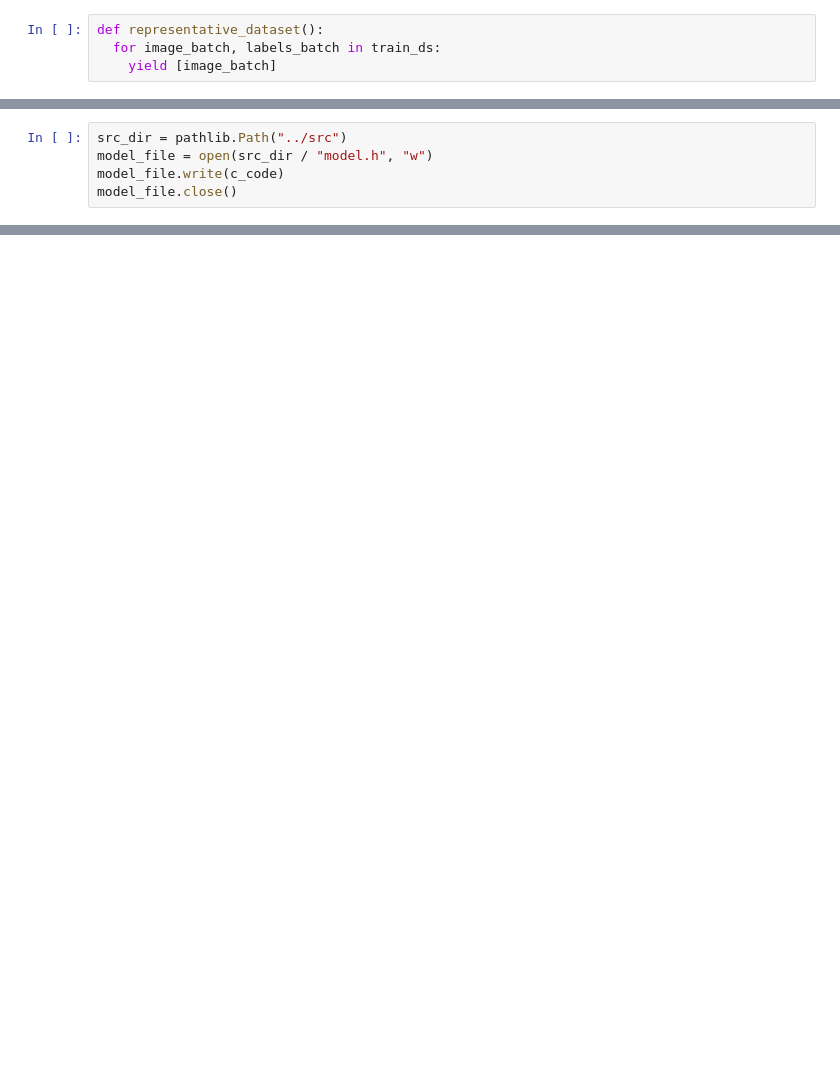
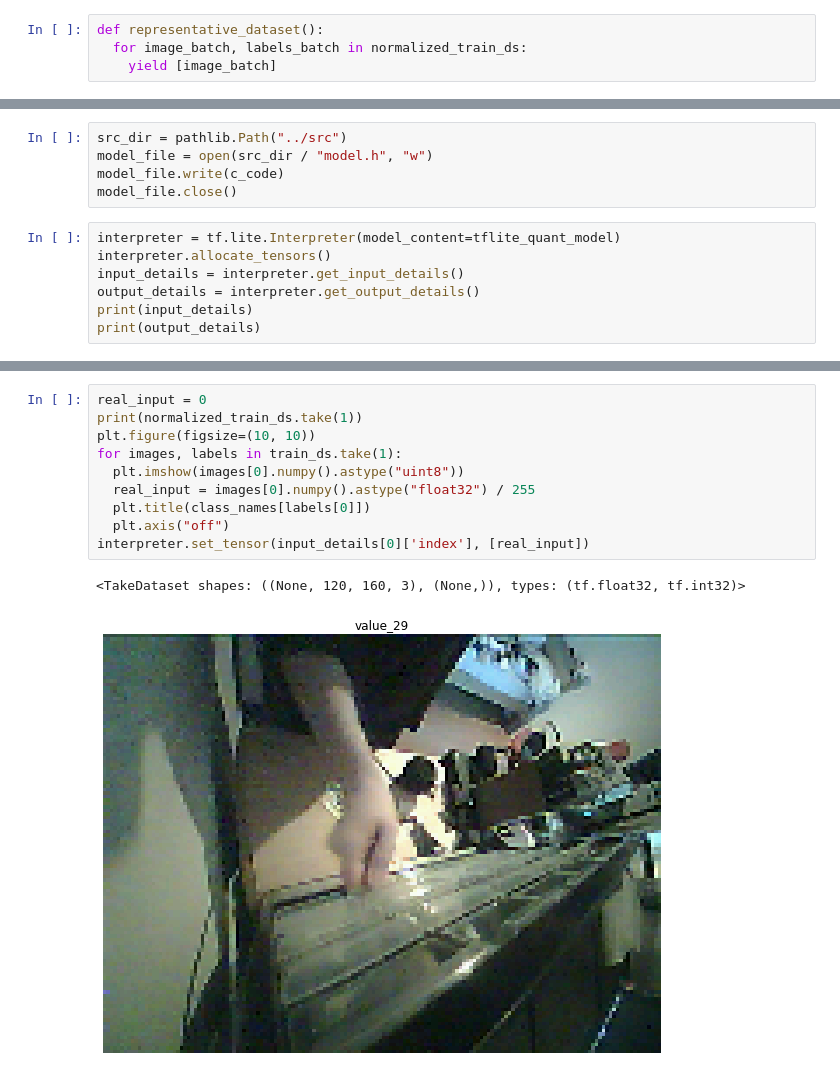
Before and after one commit to neil-morrison44/part-picker-cam, a Jupyter notebook: tensorflow/buildmodel.ipynb, the cells around one changed output, grey strips where cells are left out. Cells and saved outputs as stored; diff of their text form; blank space fills up the shorter version.

Commit message:
working model, start of ui

```diff
--- a/tensorflow/buildmodel.ipynb
+++ b/tensorflow/buildmodel.ipynb
@@ -175,6 +176,6 @@ plt.show()
 # %%
 def representative_dataset():
-  for image_batch, labels_batch in train_ds:
+  for image_batch, labels_batch in normalized_train_ds:
     yield [image_batch]
 # %%
 converter = tf.lite.TFLiteConverter.from_keras_model(model)
@@ -233,3 +234,10 @@ src_dir = pathlib.Path("../src")
 model_file = open(src_dir / "model.h", "w")
 model_file.write(c_code)
 model_file.close()
+# %%
+interpreter = tf.lite.Interpreter(model_content=tflite_quant_model)
+interpreter.allocate_tensors()
+input_details = interpreter.get_input_details()
+output_details = interpreter.get_output_details()
+print(input_details)
+print(output_details)
@@ -235,0 +252,13 @@ model_file.close()
+# %%
+real_input = 0
+print(normalized_train_ds.take(1))
+plt.figure(figsize=(10, 10))
+for images, labels in train_ds.take(1):
+  plt.imshow(images[0].numpy().astype("uint8"))
+  real_input = images[0].numpy().astype("float32") / 255
+  plt.title(class_names[labels[0]])
+  plt.axis("off")
+interpreter.set_tensor(input_details[0]['index'], [real_input])
+# %% [output]
+<TakeDataset shapes: ((None, 120, 160, 3), (None,)), types: (tf.float32, tf.int32)>
+[figure, added]
```
Also changed, not shown: parts of 14 cells of this notebook, 8 other files.
